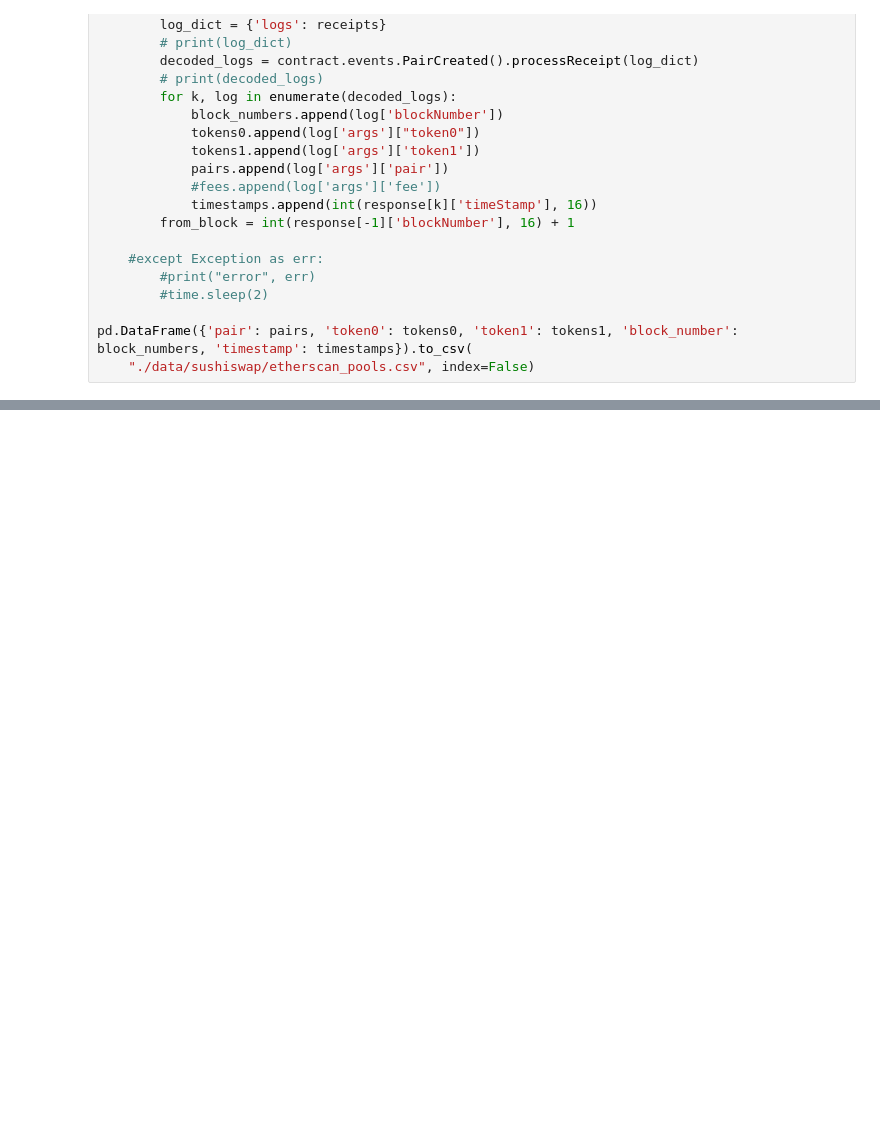
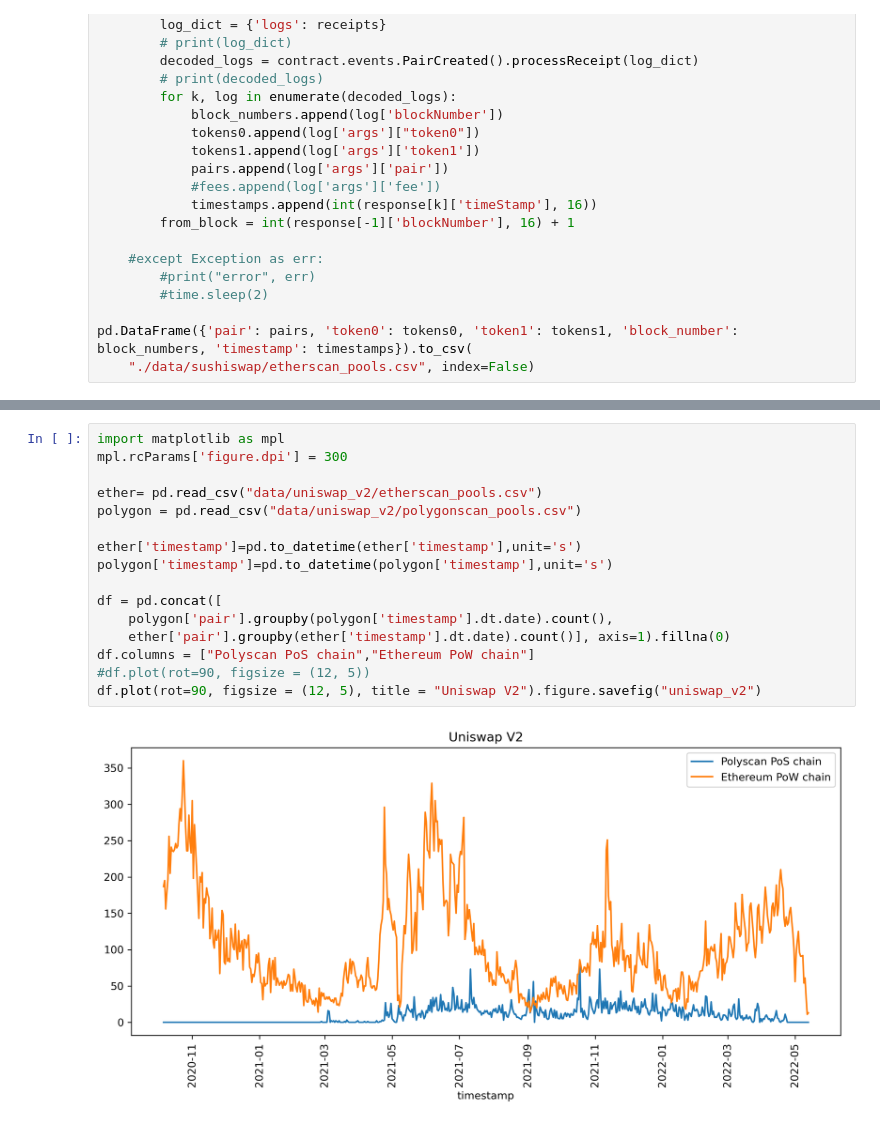
Before and after one commit to ydchen17/scam-token-detection, a Jupyter notebook: PoW_vs_PoS.ipynb, the cells around one changed output, grey strips where cells are left out. Drawn from its saved outputs; the diff is of its cells as text; blank space fills up the shorter version.

```diff
--- a/PoW_vs_PoS.ipynb
+++ b/PoW_vs_PoS.ipynb
@@ -244,0 +590,18 @@ polygon.set_index('timestamp').sort_index()
+# %%
+import matplotlib as mpl
+mpl.rcParams['figure.dpi'] = 300
+
+ether= pd.read_csv("data/uniswap_v2/etherscan_pools.csv")
+polygon = pd.read_csv("data/uniswap_v2/polygonscan_pools.csv")
+
+ether['timestamp']=pd.to_datetime(ether['timestamp'],unit='s')
+polygon['timestamp']=pd.to_datetime(polygon['timestamp'],unit='s')
+
+df = pd.concat([
+    polygon['pair'].groupby(polygon['timestamp'].dt.date).count(),
+    ether['pair'].groupby(ether['timestamp'].dt.date).count()], axis=1).fillna(0)
+df.columns = ["Polyscan PoS chain","Ethereum PoW chain"]
+#df.plot(rot=90, figsize = (12, 5))
+df.plot(rot=90, figsize = (12, 5), title = "Uniswap V2").figure.savefig("uniswap_v2")
+# %% [output]
+[figure, added]
```
Also changed, not shown: parts of 15 cells of this notebook, 16 other files.
